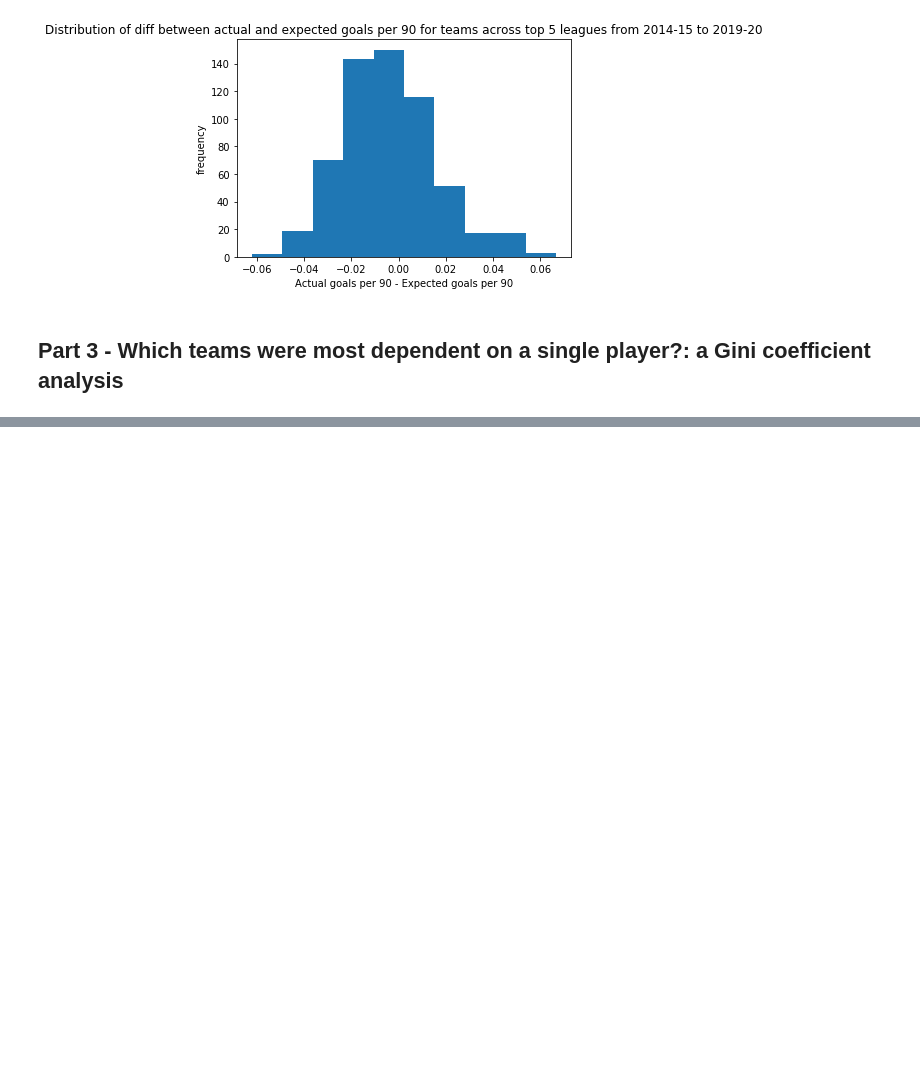
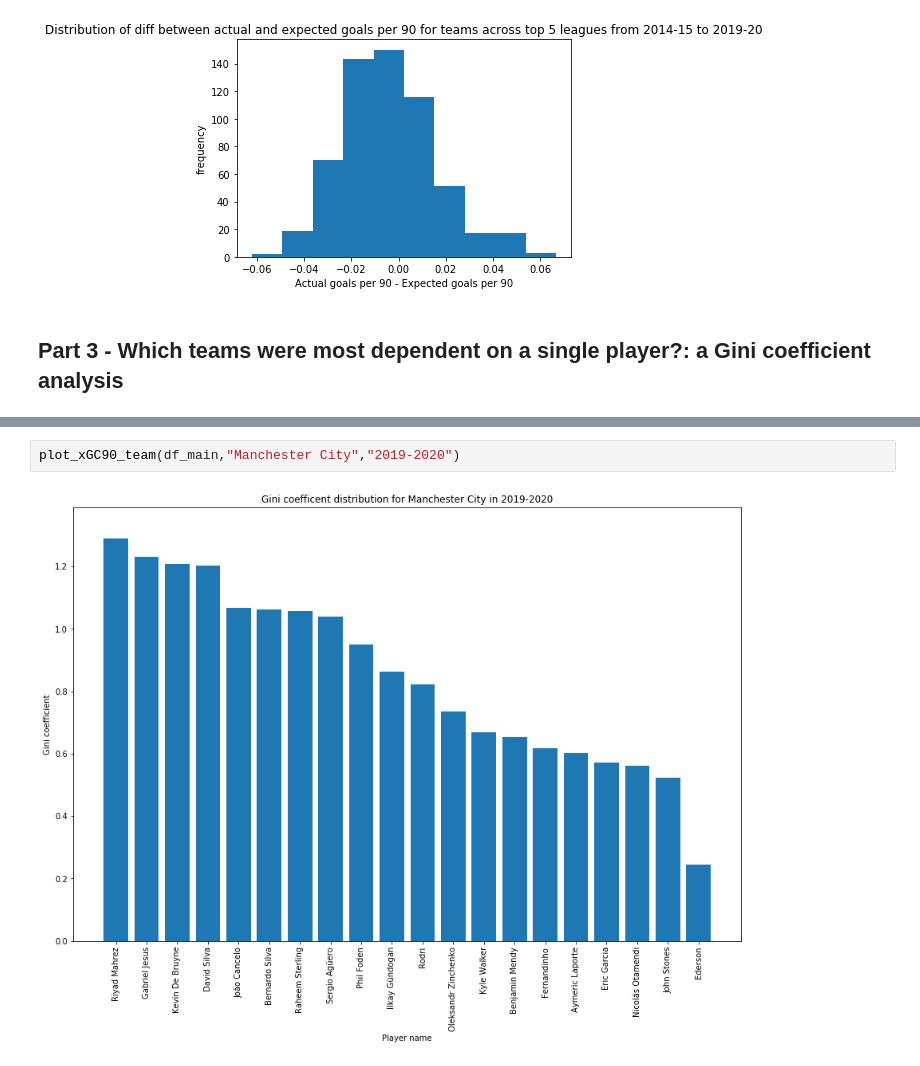
Before and after one commit to ankitpt/Data_Science_Blog_Post, a Jupyter notebook: Data Science Blog post.ipynb, the cells around one changed output, grey strips where cells are left out. Saved outputs shown, nothing was run; the diff lists cells and outputs as text; blank space fills up the shorter version.

```diff
--- a/Data Science Blog post.ipynb
+++ b/Data Science Blog post.ipynb
@@ -174,0 +275,4 @@ Text(0.5,1,'Distribution of diff between actual and expected goals per 90 for te
+# %%
+plot_xGC90_team(df_main,"Manchester City","2019-2020")
+# %% [output]
+[figure, added]
```
Also changed, not shown: parts of 7 cells of this notebook.
